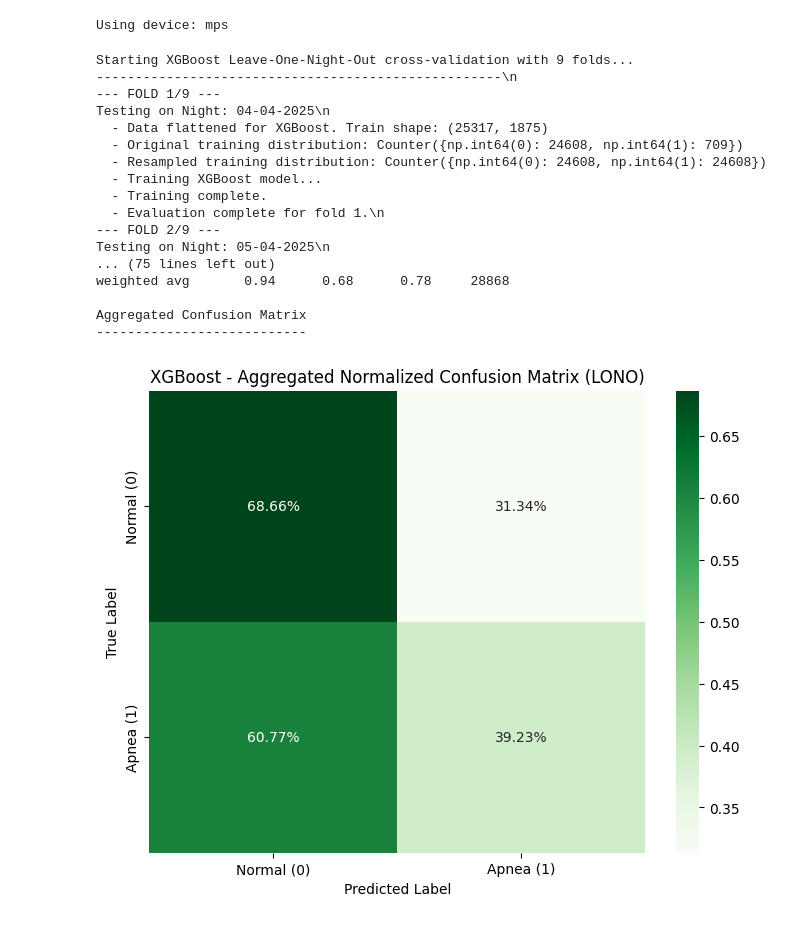
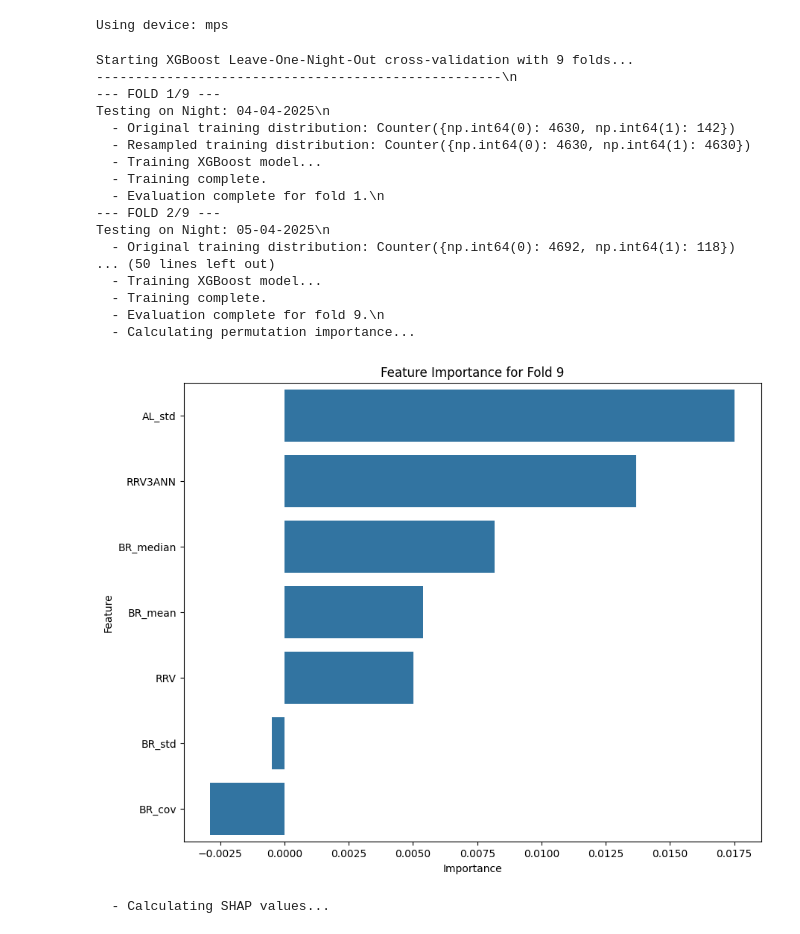
Before and after one commit to harshkheskani/DysfunctionalBreathingCharacterisation, a Jupyter notebook: src/Classification/xgBoost.ipynb, the cells around one changed output. Saved outputs shown, nothing was run; the diff lists cells and outputs as text; code cells hidden in the pictures.

Commit message:
decent results

```diff
--- a/src/Classification/xgBoost.ipynb
+++ b/src/Classification/xgBoost.ipynb
@@ -338,6 +356,7 @@ from sklearn.metrics import classification_report, confusion_matrix
 from collections import Counter
 import seaborn as sns
 import matplotlib.pyplot as plt
+from sklearn.inspection import permutation_importance
 
 # --- 1. Initialize lists to store results from all folds ---
 all_fold_predictions = []
@@ -360,21 +379,11 @@ for fold, (train_idx, test_idx) in enumerate(logo.split(X, y, groups)):
     X_train, X_test = X[train_idx], X[test_idx]
     y_train, y_test = y[train_idx], y[test_idx]
 
-    # --- 5. FLATTEN THE DATA for XGBoost ---
-    # Convert the 3D windowed data (samples, timesteps, features) to 2D
-    n_timesteps, n_features = X_train.shape[1], X_train.shape[2]
-    X_train_flattened = X_train.reshape(-1, n_timesteps * n_features)
-    X_test_flattened = X_test.reshape(-1, n_timesteps * n_features)
-    print(f"  - Data flattened for XGBoost. Train shape: {X_train_flattened.shape}")
-
     # --- 6. Balance the TRAINING data for this fold using SMOTE ---
     print(f"  - Original training distribution: {Counter(y_train)}")
     smote = SMOTE(random_state=RANDOM_STATE)
-    X_train_resampled, y_train_resampled = smote.fit_resample(X_train_flattened, y_train)
+    X_train_resampled, y_train_resampled = smote.fit_resample(X_train, y_train)
     print(f"  - Resampled training distribution: {Counter(y_train_resampled)}")
-
-    # # pos_weight = Counter(y_train)[0] / Counter(y_train)[1]
-    # print(f"  - Calculated scale_pos_weight: {pos_weight:.2f}")
 
     # --- 7. Initialize and Train a NEW XGBoost model for this fold ---
     print("  - Training XGBoost model...")
@@ -382,7 +391,7 @@ for fold, (train_idx, test_idx) in enumerate(logo.split(X, y, groups)):
     model = xgb.XGBClassifier(
         objective='binary:logistic',
         # scale_pos_weight=pos_weight,
-        n_estimators=300,         # Number of trees (can be tuned)
+        n_estimators=400,         # Number of trees (can be tuned)
         learning_rate=0.001,
         max_depth=5,              # Max depth of a tree (can be tuned)
         eval_metric='logloss',
@@ -390,16 +399,59 @@ for fold, (train_idx, test_idx) in enumerate(logo.split(X, y, groups)):
         n_jobs=-1                 # Use all available CPU cores for faster training
     )
 
+#     model = xgb.XGBClassifier(
+#     objective='binary:logistic',
+#     n_estimators=400,
+#     learning_rate=0.001,  # Slightly higher might work
+#     max_depth=5,         # Could try deeper trees
+#     min_child_weight=1,  # Add this for regularization
+#     gamma=0.1,          # Minimum loss reduction
+#     subsample=0.8,      # Row subsampling
+#     colsample_bytree=0.8,  # Column subsampling
+#     reg_alpha=0.05,     # L1 regularization
+#     reg_lambda=1,       # L2 regularization
+#     eval_metric='auc',  # Consider AUC instead of logloss
+#     random_state=RANDOM_STATE,
+#     n_jobs=-1
+# )
+
     # Train the model on the balanced data
     model.fit(X_train_resampled, y_train_resampled)
     print(f"  - Training complete.")
 
     # --- 8. Evaluate the fold and store results ---
-    fold_preds = model.predict(X_test_flattened)
+    fold_preds = model.predict(X_test)
 
     all_fold_predictions.extend(fold_preds)
     all_fold_true_labels.extend(y_test)
     print(f"  - Evaluation complete for fold {fold + 1}.\\n")
+
+print("  - Calculating permutation importance...")
+# Use the test set for this fold
+result = permutation_importance(
+    model, X_test, y_test, n_repeats=10, random_state=RANDOM_STATE, n_jobs=-1, scoring='f1'
+)
+
+# Store results, and after all folds, average them and plot
+perm_importance = pd.DataFrame({
+    'Feature': FEATURE_COLUMNS,
+    'Importance': result.importances_mean
+}).sort_values(by='Importance', ascending=False)
+
+
+plt.figure(figsize=(10, 8))
+sns.barplot(x='Importance', y='Feature', data=perm_importance)
+plt.title(f'Feature Importance for Fold {fold + 1}')
+plt.show()
+print("  - Calculating SHAP values...")
+# Create an explainer object
+explainer = shap.TreeExplainer(model)
+# Calculate SHAP values for the test set
+shap_values = explainer.shap_values(X_test)
+
+# Plot a summary of feature importance and impact
+shap.summary_plot(shap_values, X_test, feature_names=FEATURE_COLUMNS)
+
 
 
 # --- FINAL AGGREGATED EVALUATION (after all folds are complete) ---
@@ -412,39 +464,40 @@ print("====================================================")
 print('\\nAggregated Classification Report')
 print('------------------------------')
 class_names = ['Normal (0)', 'Apnea (1)']
 print(classification_report(all_fold_true_labels, all_fold_predictions, target_names=class_names))
 
 # --- Final Confusion Matrix ---
 print('Aggregated Confusion Matrix')
 print('---------------------------')
 cm = confusion_matrix(all_fold_true_labels, all_fold_predictions)
 cm_norm = cm.astype('float') / cm.sum(axis=1)[:, np.newaxis]
 
 plt.figure(figsize=(8, 6))
 sns.heatmap(
     cm_norm, annot=True, fmt='.2%', cmap='Greens', # Different color for clarity
     xticklabels=class_names, yticklabels=class_names
 )
 plt.title('XGBoost - Aggregated Normalized Confusion Matrix (LONO)')
 plt.ylabel('True Label')
 plt.xlabel('Predicted Label')
 plt.show()
 # %% [output]
 Starting XGBoost Leave-One-Night-Out cross-validation with 9 folds...
 ----------------------------------------------------\n
 --- FOLD 1/9 ---
 Testing on Night: 04-04-2025\n
-  - Data flattened for XGBoost. Train shape: (25317, 1875)
-  - Original training distribution: Counter({np.int64(0): 24608, np.int64(1): 709})
-  - Resampled training distribution: Counter({np.int64(0): 24608, np.int64(1): 24608})
+  - Original training distribution: Counter({np.int64(0): 4630, np.int64(1): 142})
+  - Resampled training distribution: Counter({np.int64(0): 4630, np.int64(1): 4630})
   - Training XGBoost model...
   - Training complete.
   - Evaluation complete for fold 1.\n
 --- FOLD 2/9 ---
 Testing on Night: 05-04-2025\n
-... (75 lines left out)
-weighted avg       0.94      0.68      0.78     28868
-
-Aggregated Confusion Matrix
----------------------------
+  - Original training distribution: Counter({np.int64(0): 4692, np.int64(1): 118})
+... (50 lines left out)
+  - Training XGBoost model...
+  - Training complete.
+  - Evaluation complete for fold 9.\n
+  - Calculating permutation importance...
-[figure, old version]
+[figure, new version]
+  - Calculating SHAP values...
```
Also changed, not shown: parts of 7 cells of this notebook, 2 other files.
